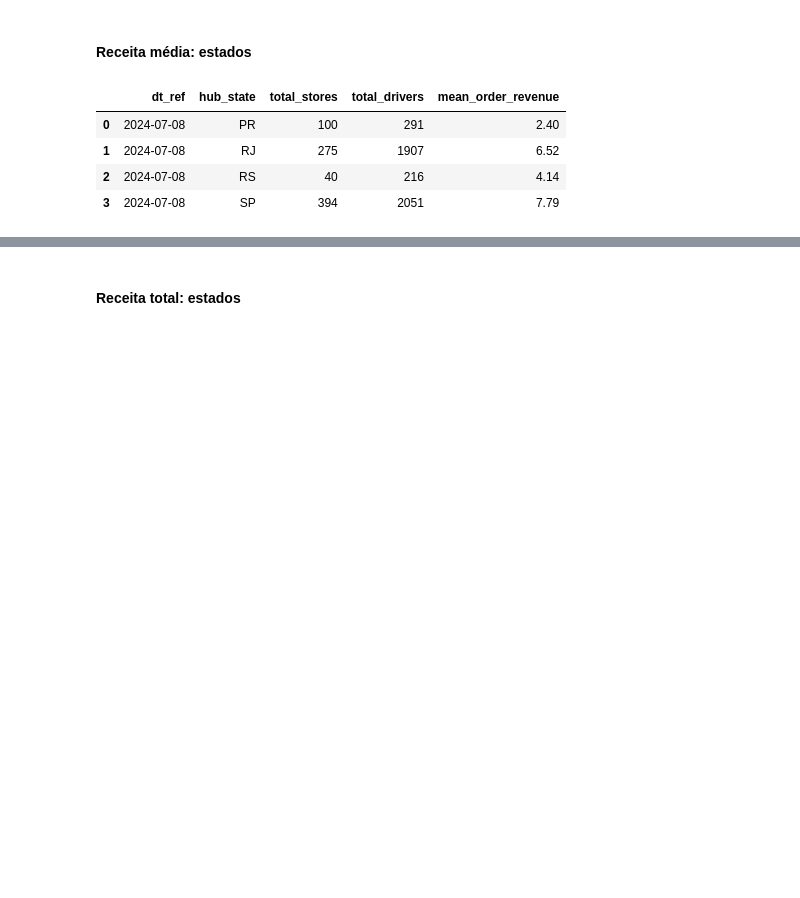
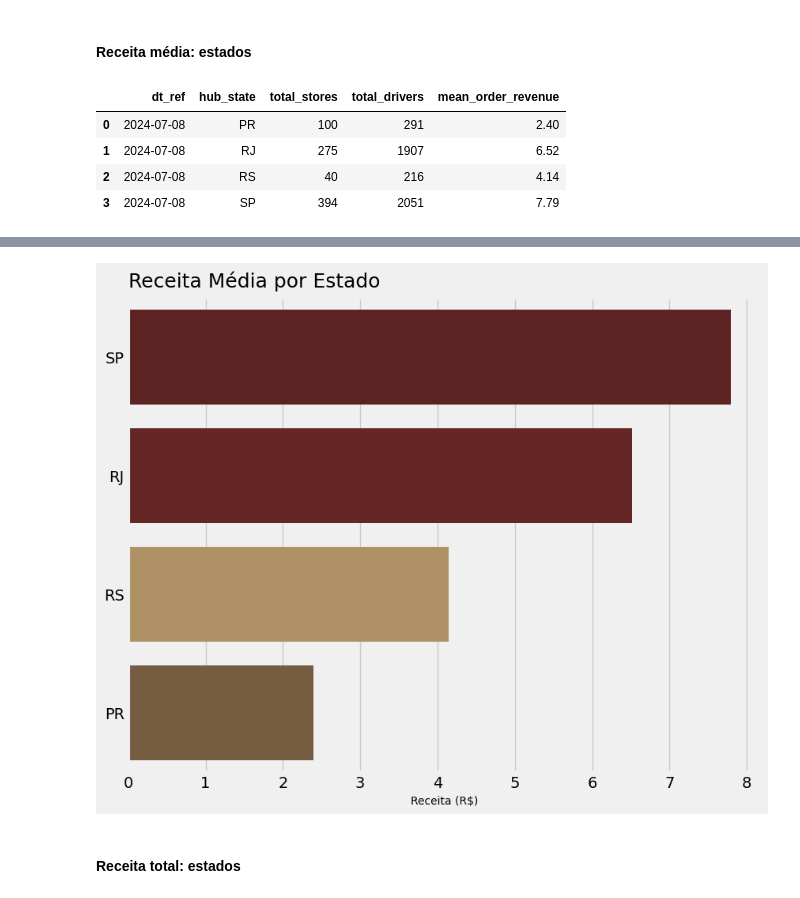
Before and after one commit to datalopes1/desafio_delivery, a Jupyter notebook: notebooks/analysis.ipynb, the cells around one changed output, grey strips where cells are left out. Saved outputs shown, nothing was run; the diff lists cells and outputs as text; code cells hidden in the pictures; blank space fills up the shorter version.

```diff
--- a/notebooks/analysis.ipynb
+++ b/notebooks/analysis.ipynb
@@ -604,3 +636,8 @@ state_revenue
 | 1 | 2024-07-08 | RJ | 275 | 1907 | 6.52 |
 | 2 | 2024-07-08 | RS | 40 | 216 | 4.14 |
 | 3 | 2024-07-08 | SP | 394 | 2051 | 7.79 |
+# %%
+# Observando os dados absolutos
+
+abstate_mean = df.groupby('hub_state').agg(mean_order_revenue = ('order_revenue', 'mean')).round(2).reset_index().sort_values(by = 'mean_order_revenue', ascending = False)
+abstate_mean
@@ -607,3 +650,14 @@ state_revenue
+# %%
+fig = plt.figure(figsize = (8, 6))
+ax = fig.add_axes([0, 0, 1 , 1])
+
+sns.barplot(abstate_mean, x = 'mean_order_revenue', y = 'hub_state', palette = my_palette)
+ax.set_title('Receita Média por Estado', loc = 'left', fontsize = 18, pad = 10)
+ax.set_xlabel('Receita (R$)', fontsize = 10)
+ax.set_ylabel('')
+plt.show()
+# %% [output]
+[figure, added]
 # %% [markdown]
 #### Receita total: estados
 # %%
```
Also changed, not shown: parts of 12 cells of this notebook, 6 other files.
